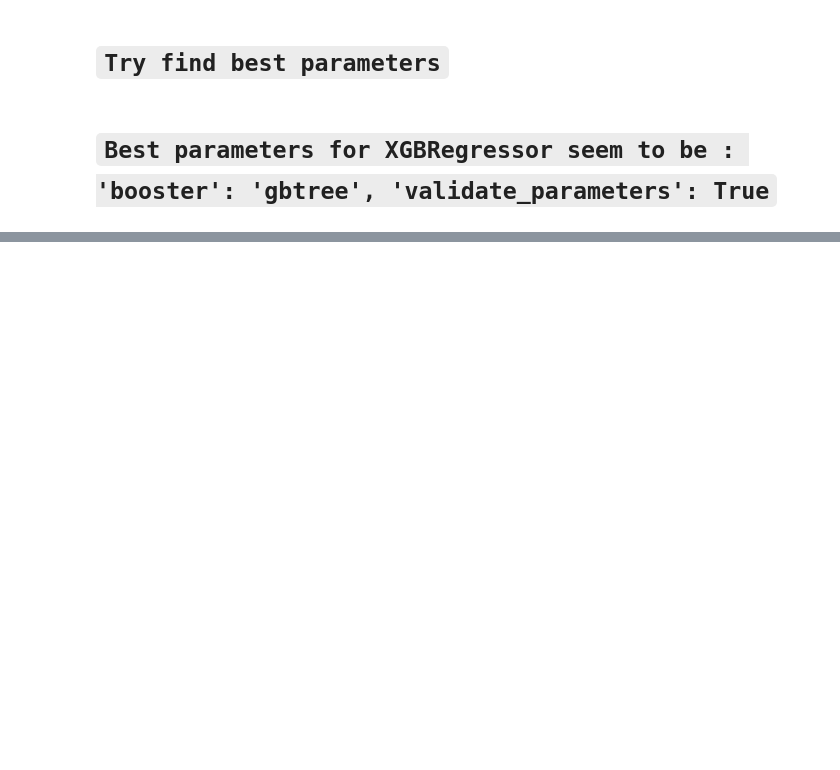
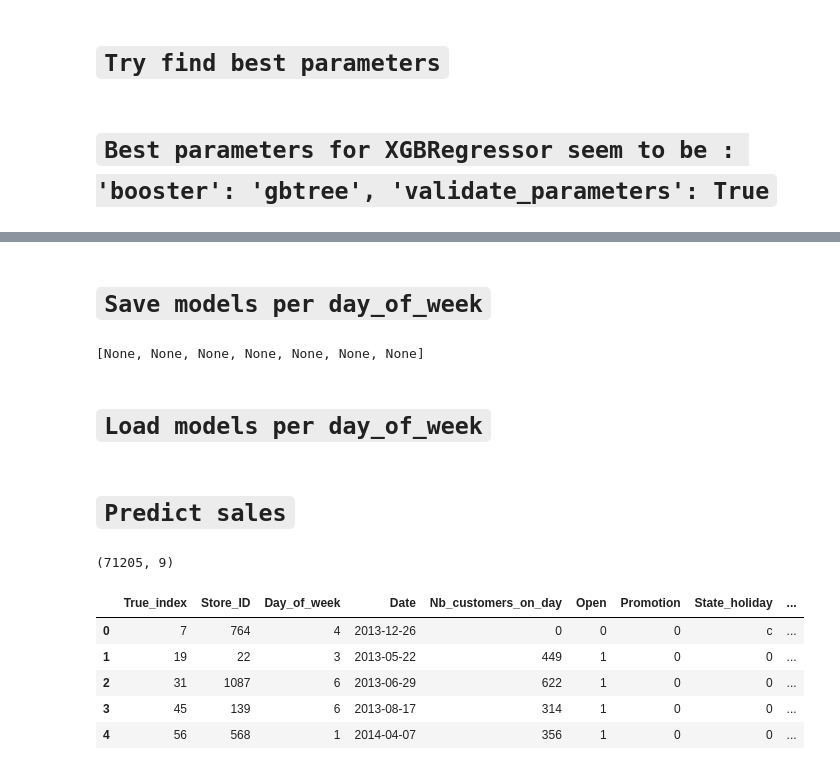
Before and after one commit to fabio1623/IronKaggle, a Jupyter notebook: solution.ipynb, the cells around one changed output, grey strips where cells are left out. Saved outputs shown, nothing was run; the diff lists cells and outputs as text; code cells hidden in the pictures; blank space fills up the shorter version.

```diff
--- a/solution.ipynb
+++ b/solution.ipynb
@@ -391,0 +544,12 @@ MAE: 628.8746932658818
+# %% [markdown]
+# `Save models per day_of_week`
+# %%
+def save_model(result):
+    with open(f"models/XGBRegressor_sales_model_day{result['day_of_week']}.pkl", 'wb') as f:
+        pickle.dump(result['summary_and_fitted_model'][1], f)
+
+[save_model(result) for result in models_per_day_of_week_results]
+# %% [output]
+[None, None, None, None, None, None, None]
+# %% [markdown]
+# `Load models per day_of_week`
@@ -391,0 +577,16 @@ MAE: 628.8746932658818
+# %% [markdown]
+# `Predict sales`
+# %%
+validation_data = pd.read_csv('validation_for_students.csv')
+validation_data.shape
+# %% [output]
+(71205, 9)
+# %%
+validation_data.head()
+# %% [output]
+|  | True_index | Store_ID | Day_of_week | Date | Nb_customers_on_day | Open | Promotion | State_holiday | ... |
+| 0 | 7 | 764 | 4 | 2013-12-26 | 0 | 0 | 0 | c | ... |
+| 1 | 19 | 22 | 3 | 2013-05-22 | 449 | 1 | 0 | 0 | ... |
+| 2 | 31 | 1087 | 6 | 2013-06-29 | 622 | 1 | 0 | 0 | ... |
+| 3 | 45 | 139 | 6 | 2013-08-17 | 314 | 1 | 0 | 0 | ... |
+| 4 | 56 | 568 | 1 | 2014-04-07 | 356 | 1 | 0 | 0 | ... |
```
Also changed, not shown: parts of 31 cells of this notebook, 3 other files.
